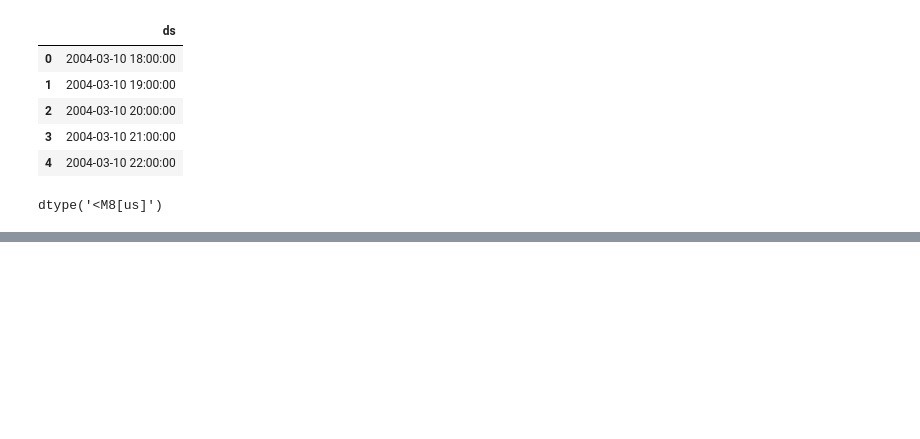
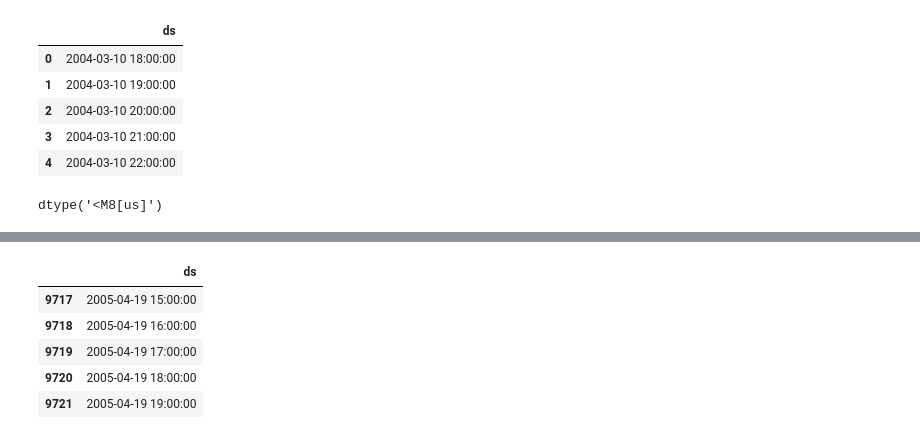
Before and after one commit to Deepanker005/Aqi_Forecast, a Jupyter notebook: AQI Forecast.ipynb, the cells around one changed output, grey strips where cells are left out. Cells and saved outputs as stored; diff of their text form; code cells hidden in the pictures; blank space fills up the shorter version.

```diff
--- a/AQI Forecast.ipynb
+++ b/AQI Forecast.ipynb
@@ -341,0 +365,10 @@ dtype('<M8[us]')
+# %%
+future = model.make_future_dataframe(periods=365, freq='h')
+future.tail()
+# %% [output]
+|  | ds |
+| 9717 | 2005-04-19 15:00:00 |
+| 9718 | 2005-04-19 16:00:00 |
+| 9719 | 2005-04-19 17:00:00 |
+| 9720 | 2005-04-19 18:00:00 |
+| 9721 | 2005-04-19 19:00:00 |
```
Also changed, not shown: parts of 5 cells of this notebook.
